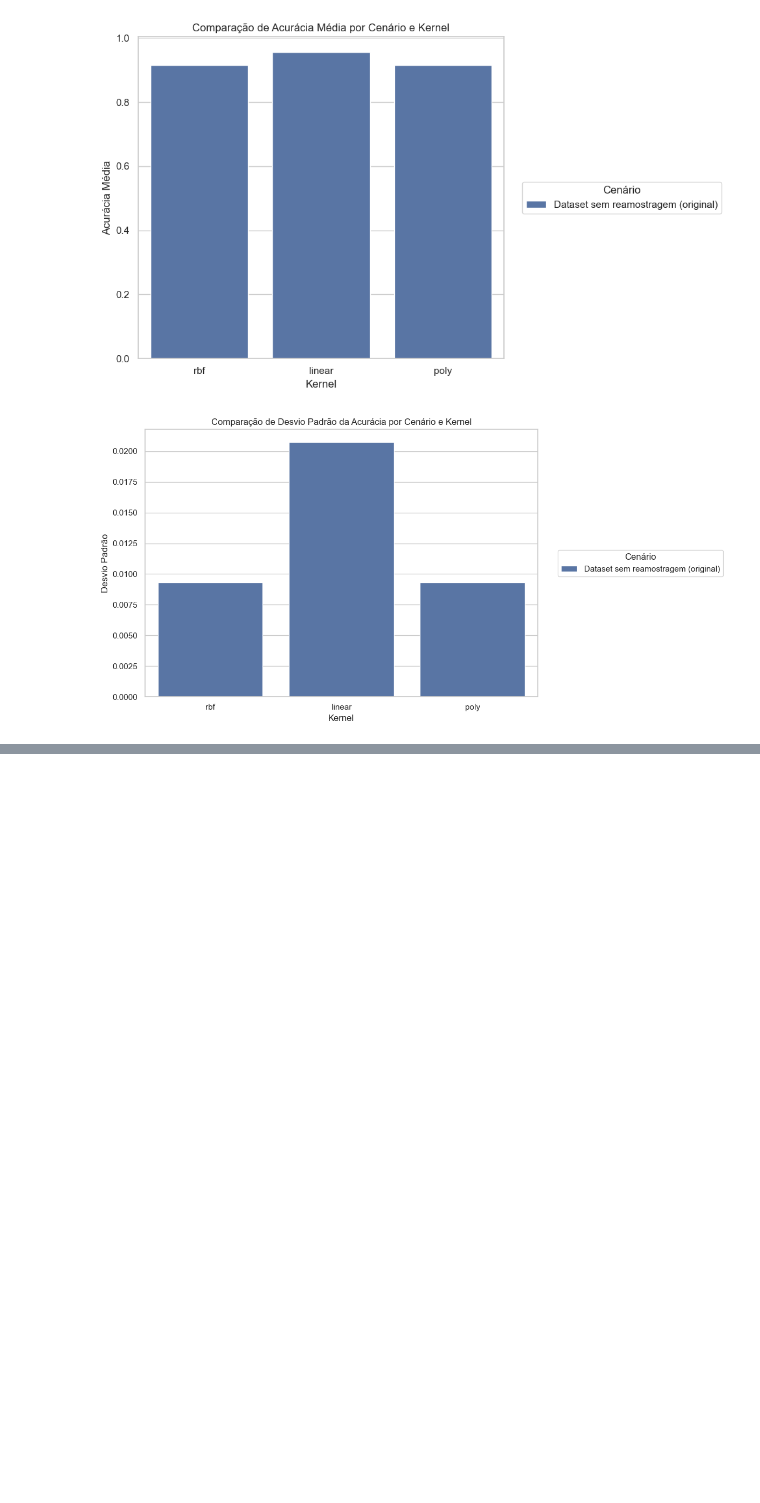
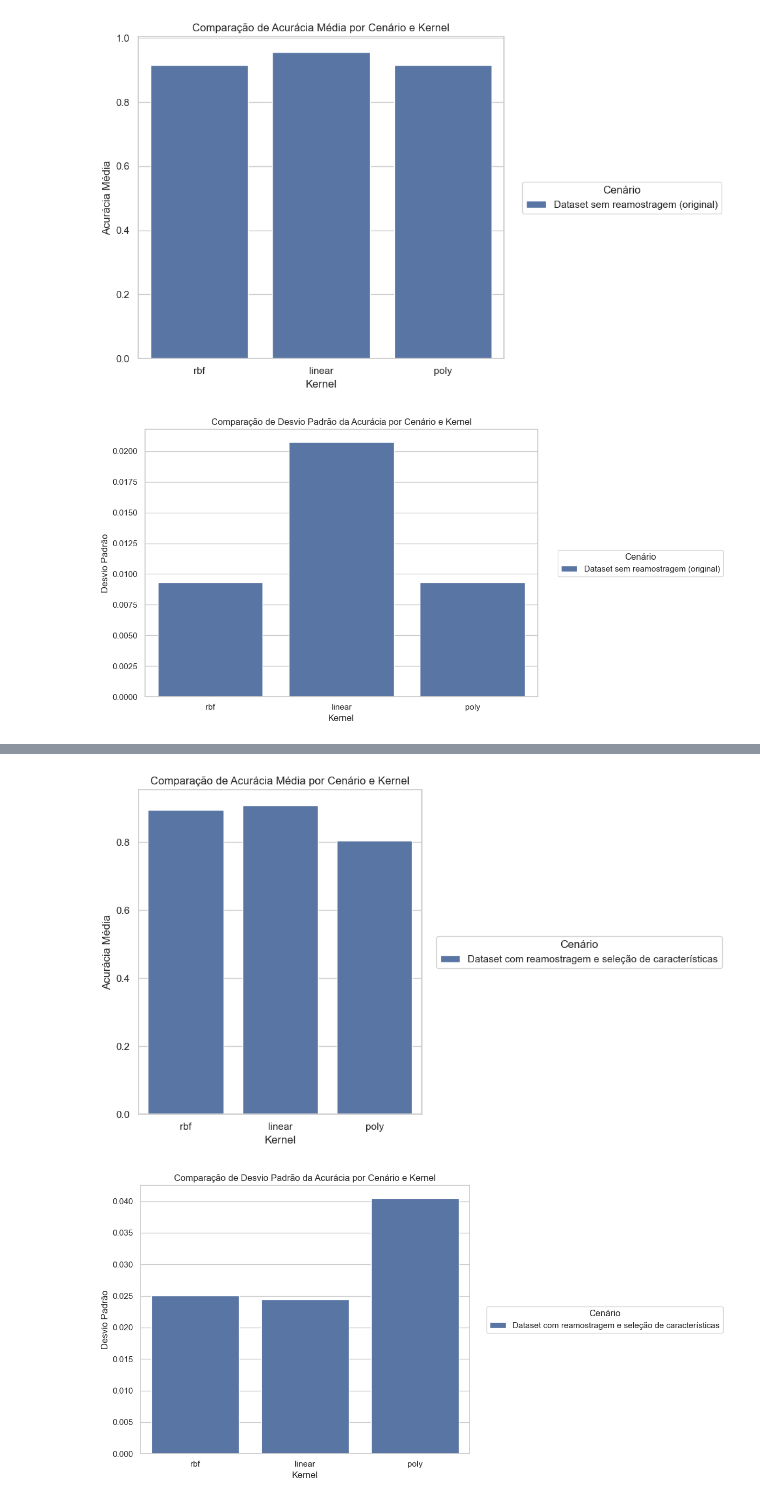
Before and after one commit to WesleydosSantos/machine-learning-tecnicas, a Jupyter notebook: Modelos/svm.ipynb, the cells around one changed output, grey strips where cells are left out. Cells and saved outputs as stored; diff of their text form; code cells hidden in the pictures; blank space fills up the shorter version.

```diff
--- a/Modelos/svm.ipynb
+++ b/Modelos/svm.ipynb
@@ -477,6 +486,9 @@ cv_scores = cross_val_score(svm, X_train_balanced_selected, y_train_balanced_sel
 print('Relatório do modelo\n\n', classification_report(y_test, y_pred))
 print(f"Acurácia média da validação cruzada: {cv_scores.mean() * 100:.2f}%")
 print(f"Desvio padrão da acurácia: {cv_scores.std() * 100:.2f}%")
+
+
+results_cenario3.append({'Cenário': 'Dataset com reamostragem e seleção de características', 'Kernel': 'rbf', 'Acurácia Média': cv_scores.mean(), 'Desvio Padrão': cv_scores.std()})
 # %% [output]
 Relatório do modelo
 
@@ -507,6 +519,8 @@ cv_scores = cross_val_score(svm,X_train_balanced_selected, y_train_balanced_sele
 print('Relatório do modelo\n\n', classification_report(y_test, y_pred))
 print(f"Acurácia média da validação cruzada: {cv_scores.mean() * 100:.2f}%")
 print(f"Desvio padrão da acurácia: {cv_scores.std() * 100:.2f}%")
+
+results_cenario3.append({'Cenário': 'Dataset com reamostragem e seleção de características', 'Kernel': 'linear', 'Acurácia Média': cv_scores.mean(), 'Desvio Padrão': cv_scores.std()})
 # %% [output]
 Relatório do modelo
 
@@ -537,6 +551,8 @@ cv_scores = cross_val_score(svm, X_train_balanced_selected, y_train_balanced_sel
 print('Relatório do modelo\n\n', classification_report(y_test, y_pred))
 print(f"Acurácia média da validação cruzada: {cv_scores.mean() * 100:.2f}%")
 print(f"Desvio padrão da acurácia: {cv_scores.std() * 100:.2f}%")
+
+results_cenario3.append({'Cenário': 'Dataset com reamostragem e seleção de características', 'Kernel': 'poly', 'Acurácia Média': cv_scores.mean(), 'Desvio Padrão': cv_scores.std()})
 # %% [output]
 Relatório do modelo
 
@@ -585,0 +631,26 @@ plt.show()
+# %%
+# Configurar o estilo do gráfico
+sns.set(style="whitegrid")
+
+# Gráfico de Acurácia Média
+plt.figure(figsize=(10, 6))
+sns.barplot(x="Kernel", y="Acurácia Média", hue="Cenário", data=results_df_cenario3)
+plt.title("Comparação de Acurácia Média por Cenário e Kernel")
+plt.xlabel("Kernel")
+plt.ylabel("Acurácia Média")
+plt.legend(title="Cenário",loc='center left', bbox_to_anchor=(1.05, 0.5), borderaxespad=0.)
+plt.tight_layout()
+plt.show()
+
+# Gráfico de Desvio Padrão da Acurácia
+plt.figure(figsize=(12, 6))
+sns.barplot(x="Kernel", y="Desvio Padrão", hue="Cenário", data=results_df_cenario3)
+plt.title("Comparação de Desvio Padrão da Acurácia por Cenário e Kernel")
+plt.xlabel("Kernel")
+plt.ylabel("Desvio Padrão")
+plt.legend(title="Cenário",loc='center left', bbox_to_anchor=(1.05, 0.5), borderaxespad=0.)
+plt.tight_layout()
+plt.show()
+# %% [output]
+[figure, added]
+[figure, added]
```
Also changed, not shown: parts of 11 cells of this notebook.
